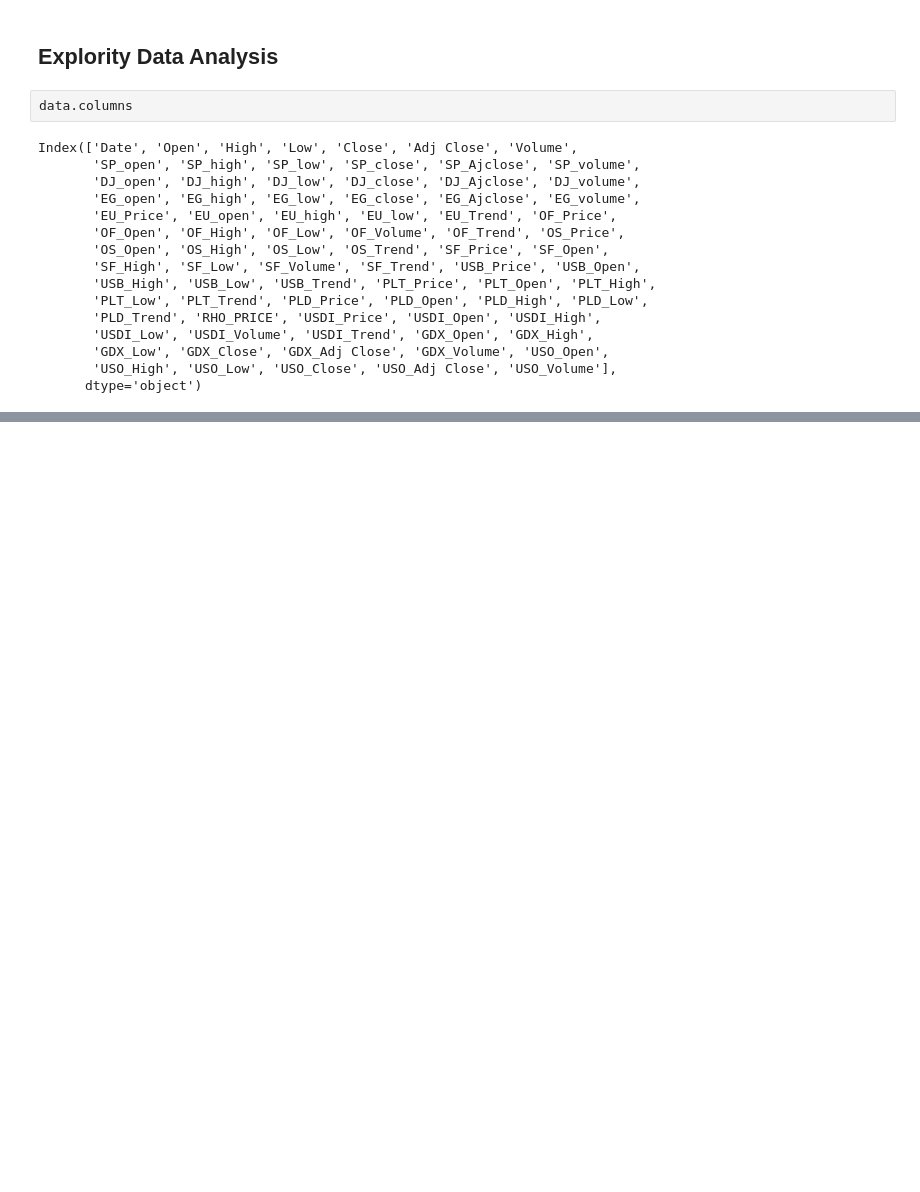
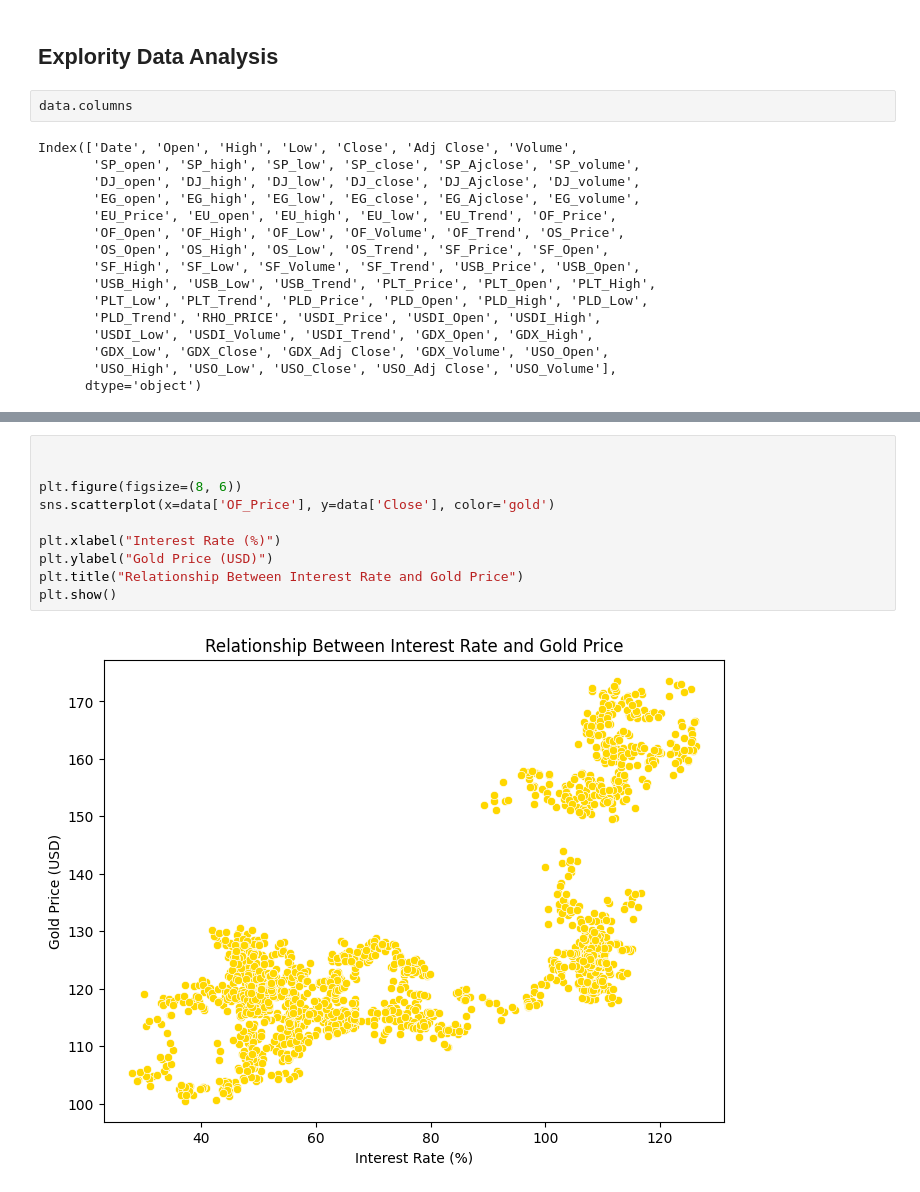
Before and after one commit to aiaaee/Gold-Price-Prediction, a Jupyter notebook: Gold_Price_Prediction.ipynb, the cells around one changed output, grey strips where cells are left out. Cells and saved outputs as stored; diff of their text form; blank space fills up the shorter version.

```diff
--- a/Gold_Price_Prediction.ipynb
+++ b/Gold_Price_Prediction.ipynb
@@ -88,0 +104,12 @@ plt.show()
+# %%
+
+
+plt.figure(figsize=(8, 6))
+sns.scatterplot(x=data['OF_Price'], y=data['Close'], color='gold')
+
+plt.xlabel("Interest Rate (%)")
+plt.ylabel("Gold Price (USD)")
+plt.title("Relationship Between Interest Rate and Gold Price")
+plt.show()
+# %% [output]
+[figure, added]
```
Also changed, not shown: parts of 4 cells of this notebook.
